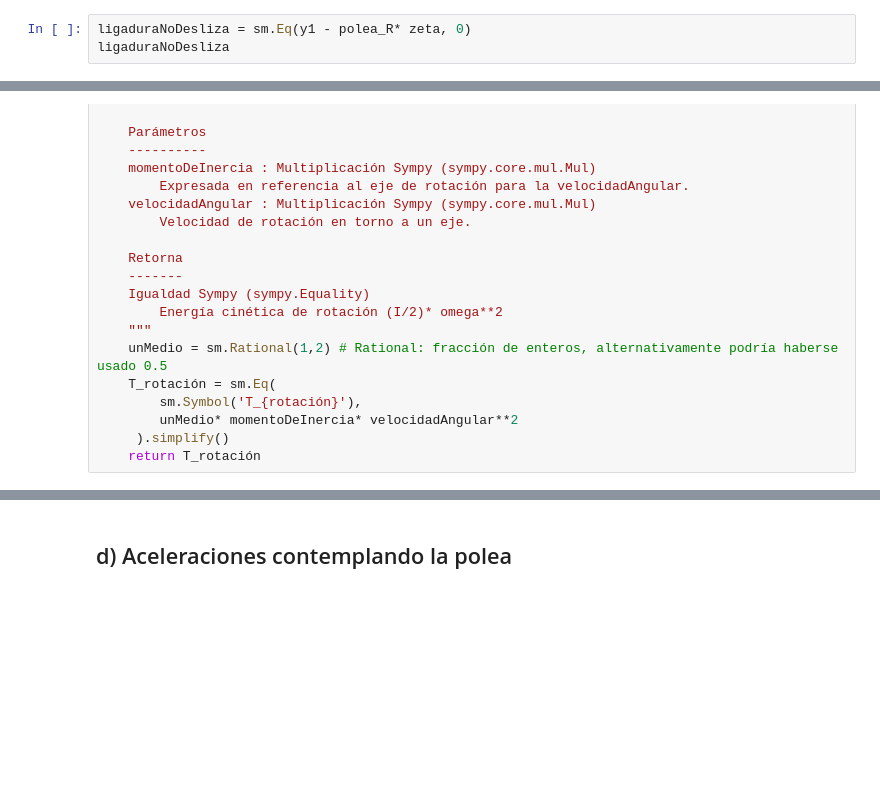
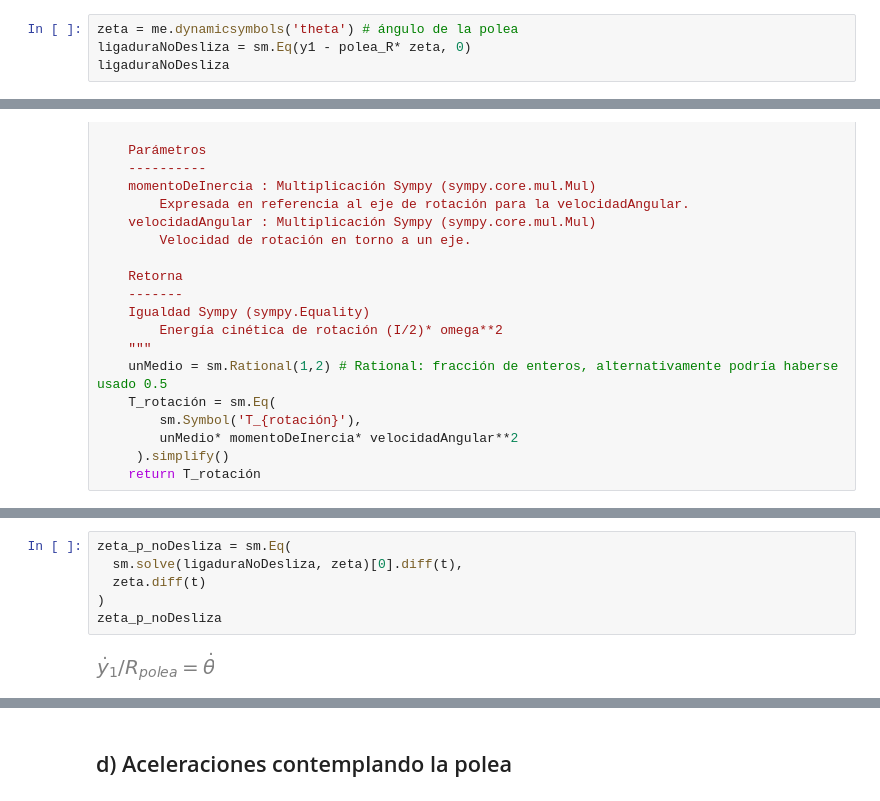
Before and after one commit to unlam/MecanicaAnaliticaComputacional, a Jupyter notebook: 04Ligaduras/atwood_Ligaduras.ipynb, the cells around one changed output, grey strips where cells are left out. Saved outputs shown, nothing was run; the diff lists cells and outputs as text; blank space fills up the shorter version.

Commit message:
atwood_Ligadura checked by Ed

```diff
--- a/04Ligaduras/atwood_Ligaduras.ipynb
+++ b/04Ligaduras/atwood_Ligaduras.ipynb
@@ -254,6 +256,7 @@ El ángulo de la polea superior es función de $y_1$ o alternativamente $y_2$.
 Notar que habrá que cambiar el signo del término correspondiente de usar una u otra opción respetando el signo positivo que se da a los ángulos, en el sentido anti-horario.
 Optando por la primer opción se tiene que:
 # %%
+zeta = me.dynamicsymbols('theta') # ángulo de la polea
 ligaduraNoDesliza = sm.Eq(y1 - polea_R* zeta, 0)
 ligaduraNoDesliza
 # %% [output]
@@ -345,0 +337,8 @@ T_rotaciónPolea
+# %%
+zeta_p_noDesliza = sm.Eq(
+  sm.solve(ligaduraNoDesliza, zeta)[0].diff(t),
+  zeta.diff(t)
+)
+zeta_p_noDesliza
+# %% [output]
+[figure, added]
```
Also changed, not shown: parts of 18 cells of this notebook.
